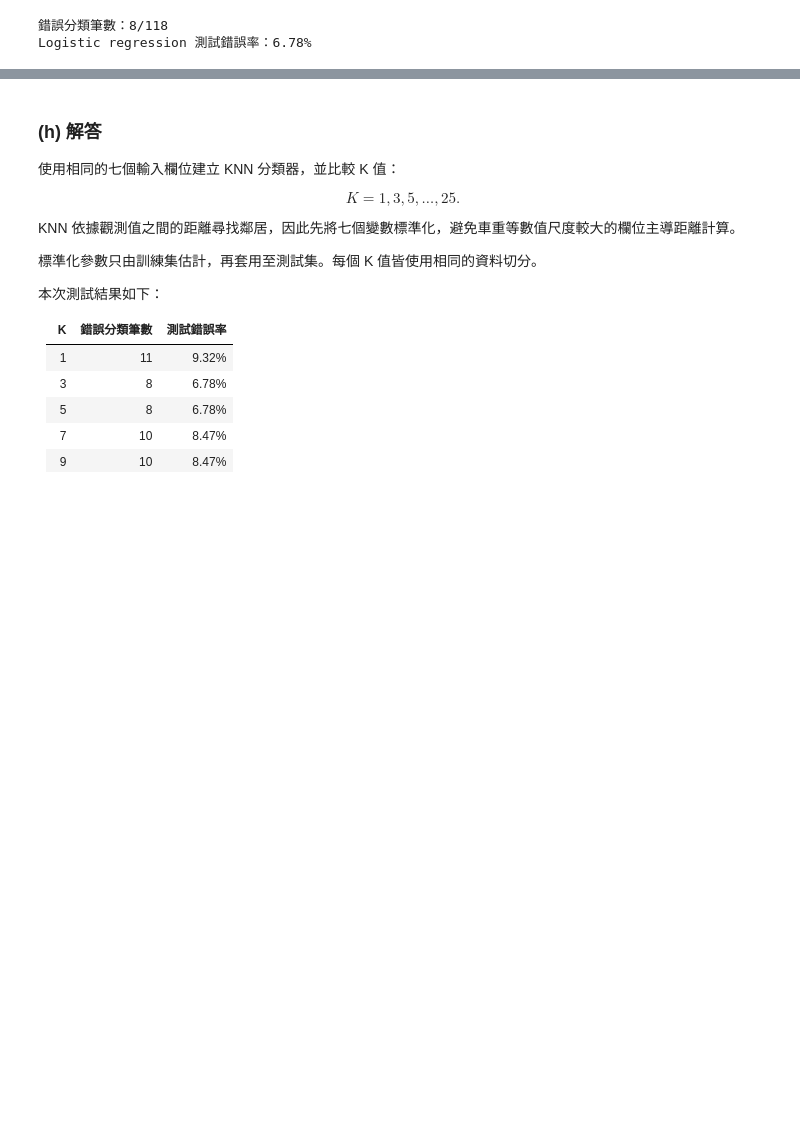
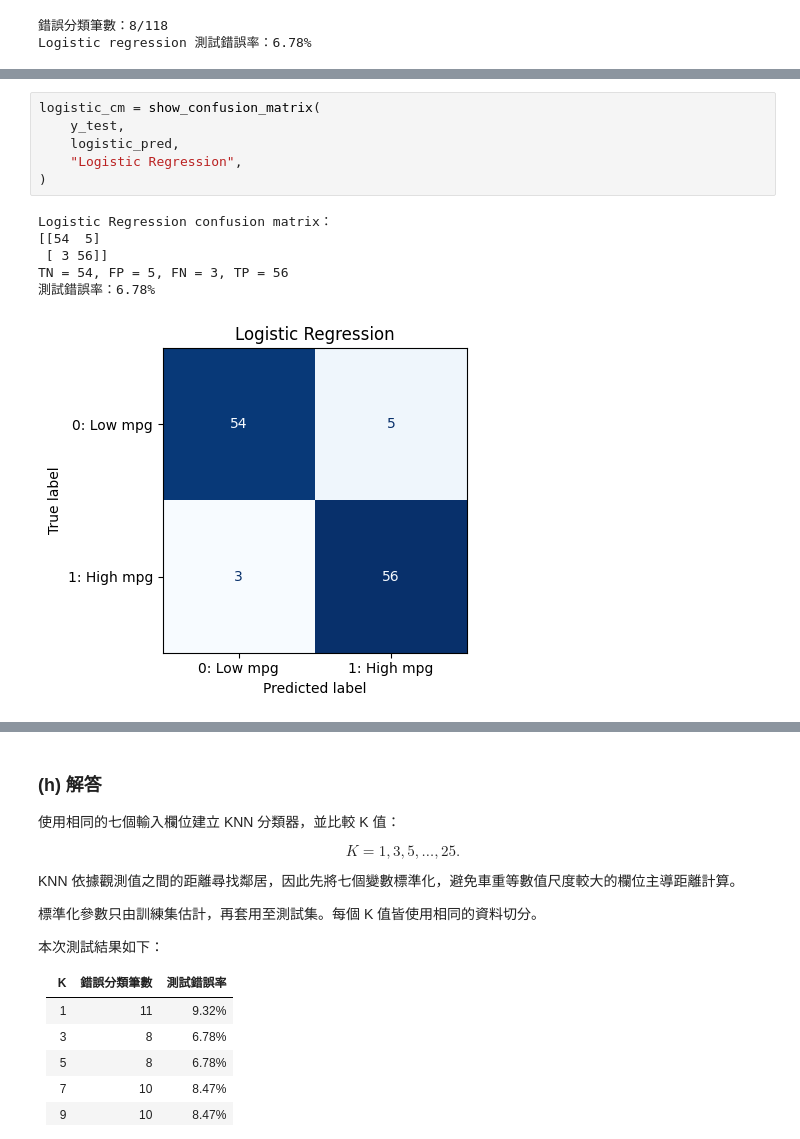
Before and after one commit to shu-ming0808/statistic_learning_hw, a Jupyter notebook: 3.ipynb, the cells around one changed output, grey strips where cells are left out. Cells and saved outputs as stored; diff of their text form; blank space fills up the shorter version.

```diff
--- a/3.ipynb
+++ b/3.ipynb
@@ -1021,0 +1143,13 @@ Logistic regression 測試錯誤率：6.78%
+# %%
+logistic_cm = show_confusion_matrix(
+    y_test,
+    logistic_pred,
+    "Logistic Regression",
+)
+# %% [output]
+Logistic Regression confusion matrix：
+[[54  5]
+ [ 3 56]]
+TN = 54, FP = 5, FN = 3, TP = 56
+測試錯誤率：6.78%
+[figure, added]
```
Also changed, not shown: parts of 12 cells of this notebook.
